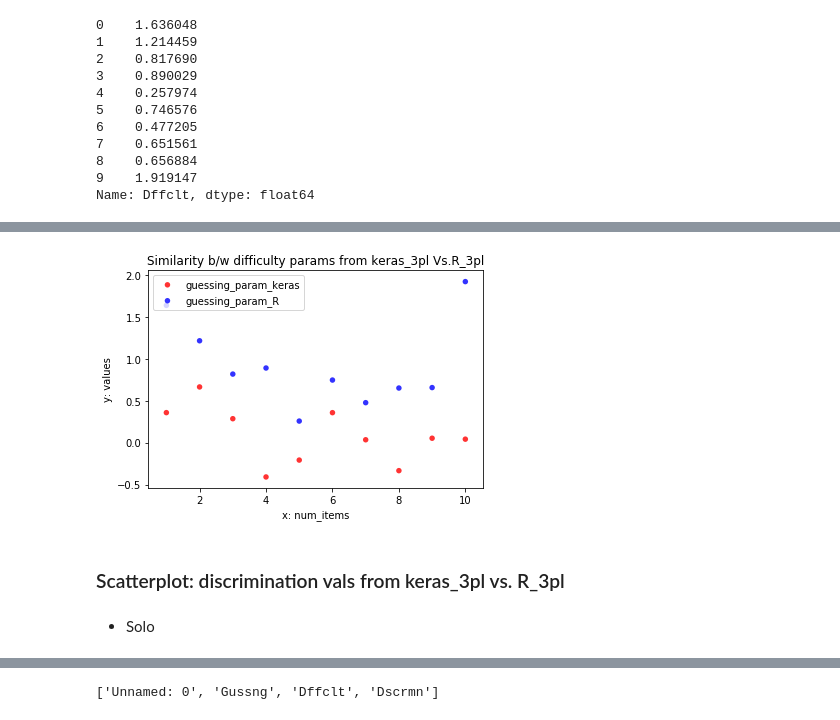
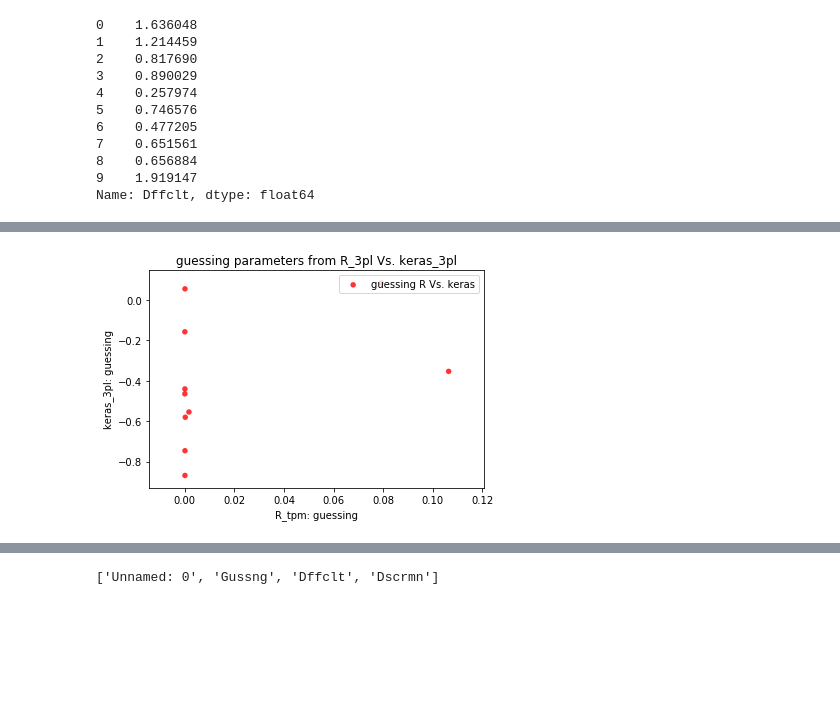
Before and after one commit to mlsquare/cook-imly, a Jupyter notebook: Notebooks/irt/3pl_models_plots.ipynb, the cells around one changed output, grey strips where cells are left out. Cells and saved outputs as stored; diff of their text form; code cells hidden in the pictures; blank space fills up the shorter version.

```diff
--- a/Notebooks/irt/3pl_models_plots.ipynb
+++ b/Notebooks/irt/3pl_models_plots.ipynb
@@ -124,25 +103,30 @@ def ops_func(x, op='add'):
 user_input_layer = Input(shape=(x_train_user.shape[1],), name= 'user_id')#top half of input
 quest_input_layer = Input(shape=(x_train_questions.shape[1],), name='questions/items')#bottom half of input
 
-#kernel init set to RandomNorm,kernel regularizer set to l2
+#1. kernel init set to RandomNorm(0,1), kernel regularizer set to l2
 latent_trait = Dense(1, use_bias=False,
-        kernel_initializer= initializers.RandomNormal(mean=0, stddev=1.0, seed=None),
+        kernel_initializer= initializers.RandomNormal(mean=1, stddev=0.5, seed=None),
         kernel_regularizer=regularizers.l2(0.01), name='latent_trait')(user_input_layer)
 
+#2. kernel init set to RandomNorm(0,1),
+difficulty_level = Dense(1, use_bias=False,
+        kernel_initializer= initializers.RandomNormal(mean=0, stddev=1.0, seed=None),
+        name='difficulty_level')(quest_input_layer)
 
-difficulty_level = Dense(1, use_bias=False, name='difficulty_level')(quest_input_layer)
+#3. kernel init set to RandomNorm(1,1),
+discrimination_param = Dense(1, use_bias=False,
+        kernel_initializer= initializers.RandomNormal(mean=1, stddev=1.0, seed=None),
+        name='disc_param')(quest_input_layer)
 
-#discrimination param set fixed to 1
-discrimination_param = Dense(1, use_bias=False, kernel_initializer=initializers.Ones(), trainable=False, name='disc_param')(quest_input_layer)
-
-guess_param = Dense(1, use_bias=False, name='guessing_param')(quest_input_layer)
+#4. added Sigmoid activation
+guess_param = Dense(1, use_bias=False, activation='sigmoid', name='guessing_param')(quest_input_layer)
 
 latent_difficulty_subtract = keras.layers.Subtract(name='latent_diff_sub')([latent_trait, difficulty_level])
 
 disc_param_interaction = keras.layers.Multiply(name='disc_param_inter.')([latent_difficulty_subtract,
                                                     discrimination_param])
 
-#Sigmoid positioning corrected
+#5. Sigmoid positioning corrected as per 3PL expression
 sigmoid_layer= Activation('sigmoid', name='Sigmoid_func')(disc_param_interaction)
 
 
@@ -155,8 +139,8 @@ guess_param_interaction= keras.layers.Multiply(name='disc/guess_param_inter.')([
 guess_param_interaction= keras.layers.Add(name='guess_param_inter/add')([guess_param, guess_param_interaction])
 
 
-# last layer is dummy. it is not trainable, weight =1, bias = 0
-prediction_output = Dense(1, activation='softmax',trainable=False,use_bias=False,kernel_initializer=keras.initializers.Ones(), name='prediction_layer')(guess_param_interaction)
+#6. changed activation to just linear
+prediction_output = Dense(1, trainable=False, use_bias=False,kernel_initializer=keras.initializers.Ones(), name='prediction_layer')(guess_param_interaction)
 
 
 model3 = Model(inputs=[user_input_layer, quest_input_layer], outputs= prediction_output)
@@ -383,17 +344,14 @@ plt.show()
 # %%
 fig = plt.figure()
 ax = fig.add_subplot(1, 1, 1)
+y,x = (pseudo_guess_parameters, coeff[r_params_cols[1]].values)
 
-for data, color, group in zip(data_diff, colors, groups):
-    x,y = data
-    ax.scatter(x, y, alpha=0.8, c=color, edgecolors='none', s=30, label=group)
+ax.scatter(x, y, alpha=0.8, c="red", edgecolors='none', s=30, label="guessing R Vs. keras")
+plt.title('guessing parameters from R_3pl Vs. keras_3pl')
+plt.ylabel('keras_3pl: guessing')
+plt.xlabel('R_tpm: guessing')
 
-plt.title('Similarity b/w difficulty params from keras_3pl Vs.R_3pl')
-plt.xlabel('x: num_items')
-plt.ylabel('y: values')
-plt.legend(loc=2)
+plt.legend(loc=1)
 plt.show()
 # %% [output]
-[figure, old version]
+[figure, new version]
-# %% [markdown]
-### Scatterplot: discrimination vals from keras_3pl vs. R_3pl
@@ -406,2 +357,0 @@ data_desc= (d1,d2)
-# %% [markdown]
-* Solo
```
Also changed, not shown: parts of 92 cells of this notebook.
